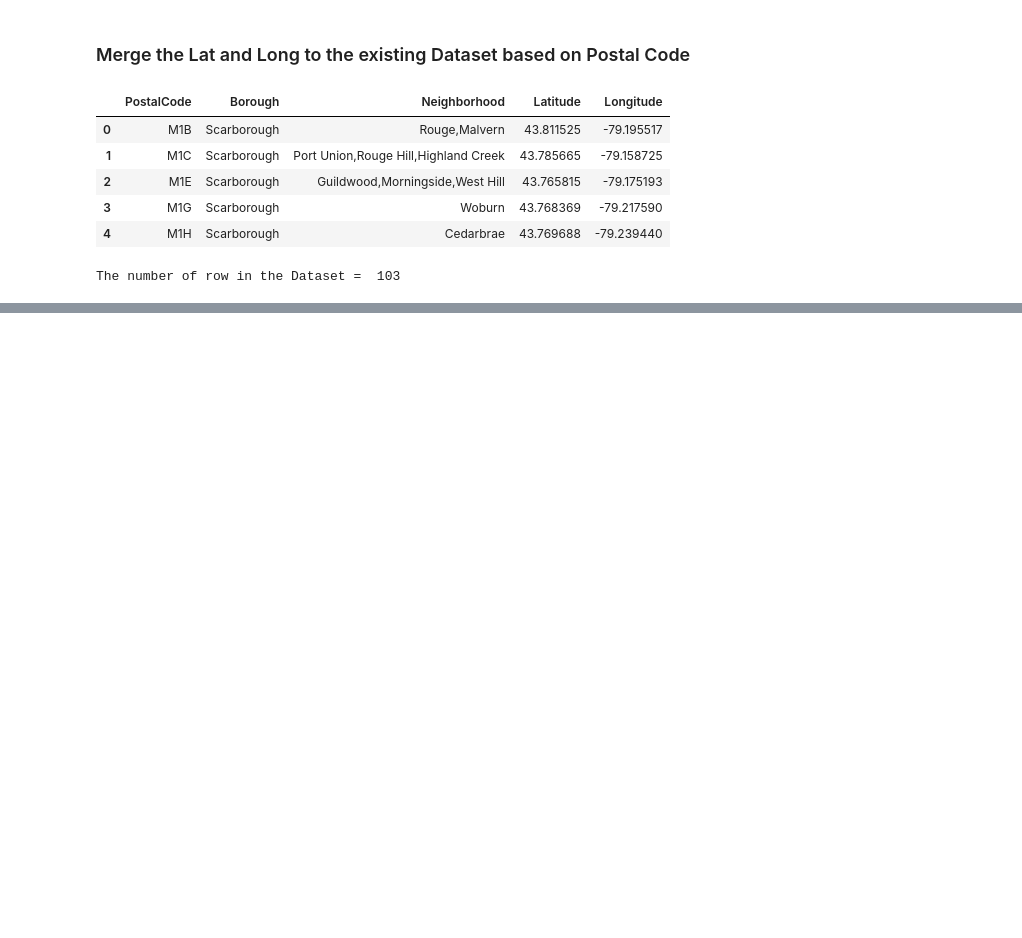
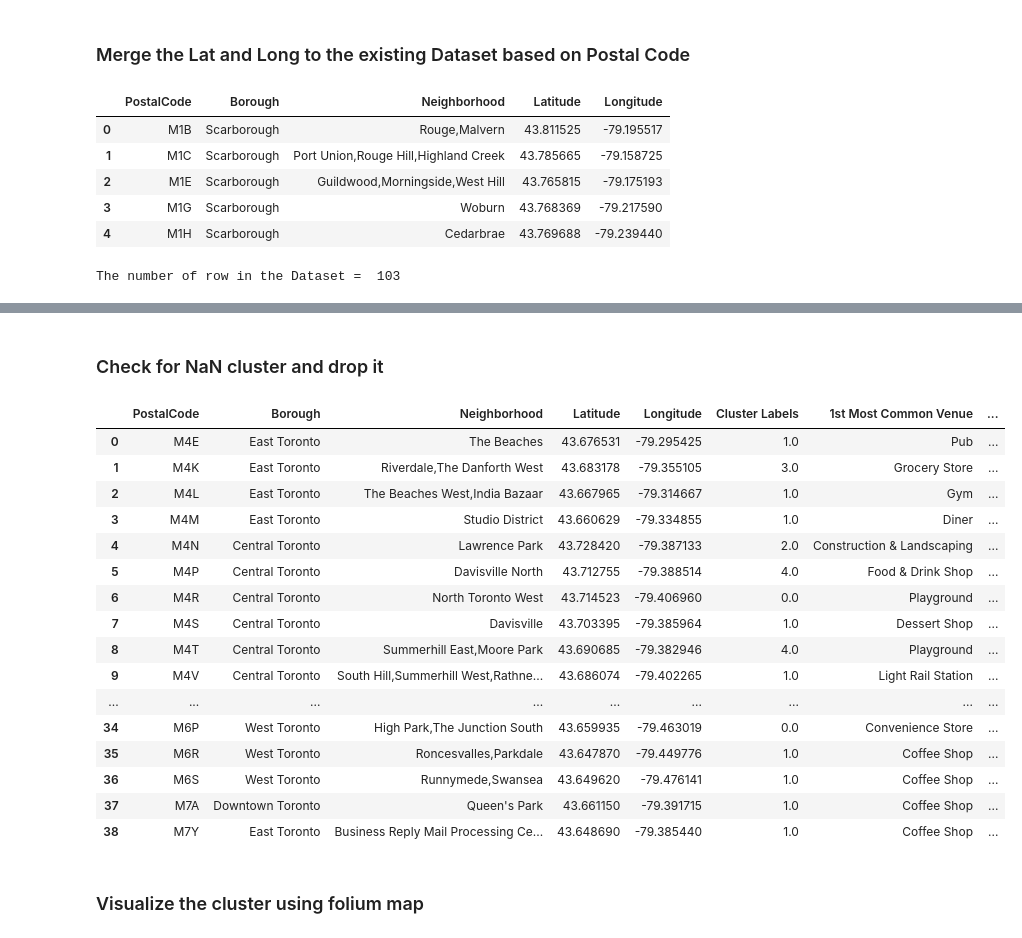
Before and after one commit to tiongghee/CourseaCapstone, a Jupyter notebook: Segmenting and Clustering Neighborhoods in Toronto.ipynb, the cells around one changed output, grey strips where cells are left out. Saved outputs shown, nothing was run; the diff lists cells and outputs as text; code cells hidden in the pictures; blank space fills up the shorter version.

Commit message:
Segmenting and Clustering Neighborhoods in Toronto - Part 3 Completed

```diff
--- a/Segmenting and Clustering Neighborhoods in Toronto.ipynb
+++ b/Segmenting and Clustering Neighborhoods in Toronto.ipynb
@@ -228,0 +425,11 @@ The number of row in the Dataset =  103
+# %%
+num_top_venues = 5
+
+for hood in toronto_grouped['Neighborhood1']:
+    print("----"+hood+"----")
+    temp = toronto_grouped[toronto_grouped['Neighborhood1'] == hood].T.reset_index()
+    temp.columns = ['venue','freq']
+    temp = temp.iloc[1:]
+    temp['freq'] = temp['freq'].astype(float)
+    temp = temp.round({'freq': 2})
+    print(temp.sort_values('freq', ascending=False).reset_index(drop=True).head(num_top_venues))
@@ -228,0 +456,6 @@ The number of row in the Dataset =  103
+# %%
+def return_most_common_venues(row, num_top_venues):
+    row_categories = row.iloc[1:]
+    row_categories_sorted = row_categories.sort_values(ascending=False)
+
+    return row_categories_sorted.index.values[0:num_top_venues]
@@ -228,0 +494,11 @@ The number of row in the Dataset =  103
+# %%
+# set number of clusters
+kclusters = 5
+
+toronto_clustering_data = toronto_grouped.drop('Neighborhood1', 1)
+
+# run k-means clustering
+kmeans = KMeans(n_clusters=kclusters, random_state=0).fit(toronto_clustering_data)
+
+# check cluster labels generated for each row in the dataframe
+kmeans.labels_[0:10]
@@ -228,0 +519,13 @@ The number of row in the Dataset =  103
+# %%
+# add clustering labels
+neighborhoods_venues_sorted.insert(0, 'Cluster Labels', kmeans.labels_)
+
+neighborhoods_venues_sorted.rename(columns = {"Neighborhood1" : "Neighborhood"}, inplace = True)
+# neighborhoods_venues_sorted.head()
+
+toronto_merged = toronto_data
+
+# merge toronto_grouped with toronto_data to add latitude/longitude for each neighborhood
+toronto_merged = toronto_merged.join(neighborhoods_venues_sorted.set_index('Neighborhood'), on='Neighborhood')
+
+toronto_merged.head() # check the last columns!
@@ -228,0 +539,26 @@ The number of row in the Dataset =  103
+# %% [markdown]
+### Check for NaN cluster and drop it
+# %%
+indexDrop = toronto_merged[toronto_merged['Cluster Labels'].isna()].index
+toronto_merged.drop(indexDrop, inplace = True)
+toronto_merged
+# %% [output]
+|  | PostalCode | Borough | Neighborhood | Latitude | Longitude | Cluster Labels | 1st Most Common Venue | ... |
+| 0 | M4E | East Toronto | The Beaches | 43.676531 | -79.295425 | 1.0 | Pub | ... |
+| 1 | M4K | East Toronto | Riverdale,The Danforth West | 43.683178 | -79.355105 | 3.0 | Grocery Store | ... |
+| 2 | M4L | East Toronto | The Beaches West,India Bazaar | 43.667965 | -79.314667 | 1.0 | Gym | ... |
+| 3 | M4M | East Toronto | Studio District | 43.660629 | -79.334855 | 1.0 | Diner | ... |
+| 4 | M4N | Central Toronto | Lawrence Park | 43.728420 | -79.387133 | 2.0 | Construction & Landscaping | ... |
+| 5 | M4P | Central Toronto | Davisville North | 43.712755 | -79.388514 | 4.0 | Food & Drink Shop | ... |
+| 6 | M4R | Central Toronto | North Toronto West | 43.714523 | -79.406960 | 0.0 | Playground | ... |
+| 7 | M4S | Central Toronto | Davisville | 43.703395 | -79.385964 | 1.0 | Dessert Shop | ... |
+| 8 | M4T | Central Toronto | Summerhill East,Moore Park | 43.690685 | -79.382946 | 4.0 | Playground | ... |
+| 9 | M4V | Central Toronto | South Hill,Summerhill West,Rathne... | 43.686074 | -79.402265 | 1.0 | Light Rail Station | ... |
+| ... | ... | ... | ... | ... | ... | ... | ... | ... |
+| 34 | M6P | West Toronto | High Park,The Junction South | 43.659935 | -79.463019 | 0.0 | Convenience Store | ... |
+| 35 | M6R | West Toronto | Roncesvalles,Parkdale | 43.647870 | -79.449776 | 1.0 | Coffee Shop | ... |
+| 36 | M6S | West Toronto | Runnymede,Swansea | 43.649620 | -79.476141 | 1.0 | Coffee Shop | ... |
+| 37 | M7A | Downtown Toronto | Queen's Park | 43.661150 | -79.391715 | 1.0 | Coffee Shop | ... |
+| 38 | M7Y | East Toronto | Business Reply Mail Processing Ce... | 43.648690 | -79.385440 | 1.0 | Coffee Shop | ... |
+# %% [markdown]
+### Visualize the cluster using folium map
```
Also changed, not shown: parts of 33 cells of this notebook.
